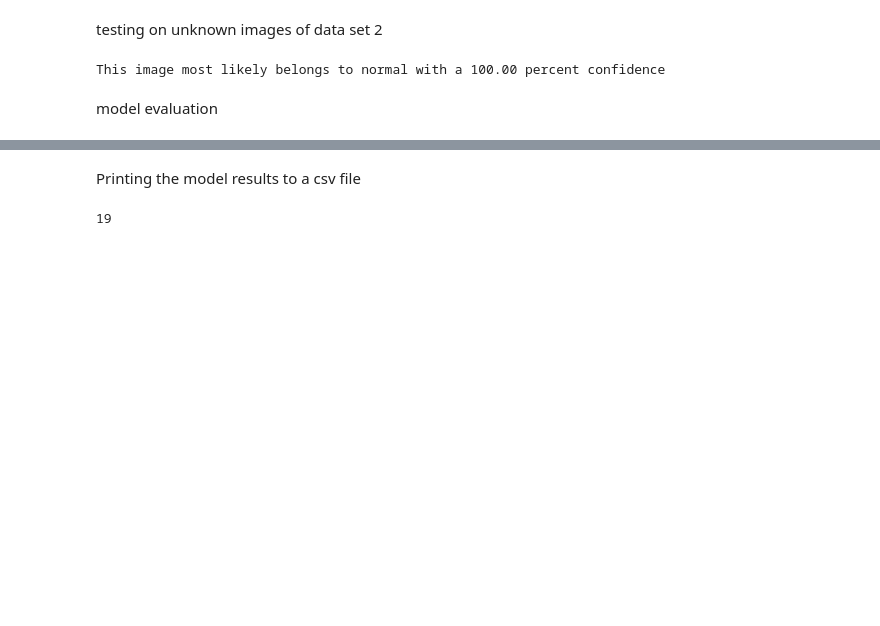
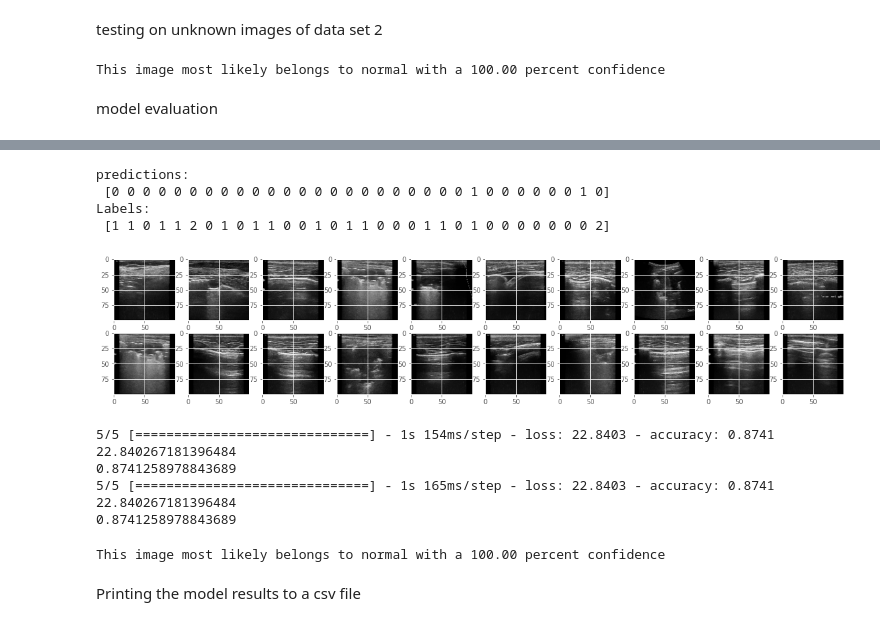
Before and after one commit to pirumba/deeplearning, a Jupyter notebook: Chest_opacity.ipynb, the cells around one changed output, grey strips where cells are left out. Saved outputs shown, nothing was run; the diff lists cells and outputs as text; code cells hidden in the pictures; blank space fills up the shorter version.

```diff
--- a/Chest_opacity.ipynb
+++ b/Chest_opacity.ipynb
@@ -523,6 +575,52 @@ model evaluation
+# %%
+image_batch, label_batch = test_ds.as_numpy_iterator().next()
+predictions = model3.predict_on_batch(image_batch)
+
+predictions = tf.math.argmax(predictions, 1)
+
+print('predictions:\n', predictions.numpy())
+print('Labels:\n', label_batch)
+
+plt.figure(figsize=(20, 10))
+for i in range(20):
+  ax = plt.subplot(5, 10, i+1)
+  plt.imshow(image_batch[i].astype("uint8"))
+# %% [output]
+predictions:
+ [0 0 0 0 0 0 0 0 0 0 0 0 0 0 0 0 0 0 0 0 0 0 0 1 0 0 0 0 0 0 1 0]
+Labels:
+ [1 1 0 1 1 2 0 1 0 1 1 0 0 1 0 1 1 0 0 0 1 1 0 1 0 0 0 0 0 0 0 2]
+[figure, added]
+# %%
+
+valid_loss, valid_acc = model. evaluate(valid_ds)
+print(valid_loss)
+print(valid_acc)
+
+training_loss, training_acc = model.evaluate(valid_ds)
+print(training_loss)
+print(training_acc)
+# %% [output]
+5/5 [==============================] - 1s 154ms/step - loss: 22.8403 - accuracy: 0.8741
+22.840267181396484
+0.8741258978843689
+5/5 [==============================] - 1s 165ms/step - loss: 22.8403 - accuracy: 0.8741
+22.840267181396484
+0.8741258978843689
+# %%
+dataset_2 = "/content/drive/MyDrive/deep_learning_project/dataset2/images/sick_eif48.png"
+
+img = tf.keras.utils.load_img(dataset_2, target_size=(100, 100))
+img_array = tf.keras.utils.img_to_array(img)
+img_array = tf.expand_dims(img_array,0)
+predictions =model.predict(img_array)
+score = tf.nn.softmax(predictions[0])
+
+print(
+    "This image most likely belongs to {} with a {:.2f} percent confidence"
+    .format(class_names[np.argmax(score)], 100*np.max(score))
+)
+# %% [output]
+This image most likely belongs to normal with a 100.00 percent confidence
 # %% [markdown]
 Printing the model results to a csv file
-# %%
-i
-# %% [output]
-19
```
Also changed, not shown: parts of 7 cells of this notebook.
